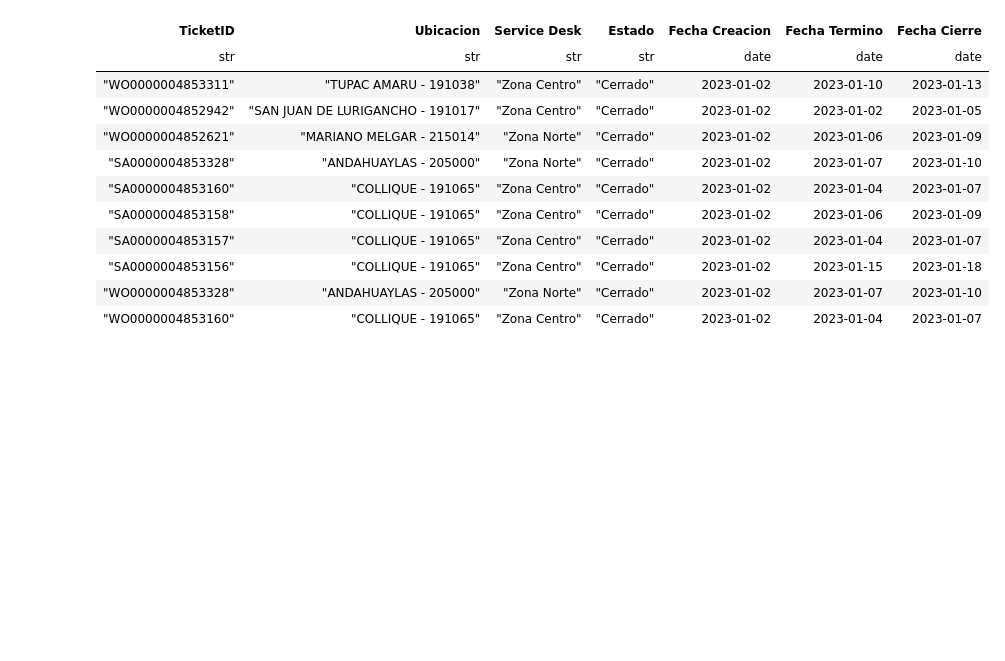
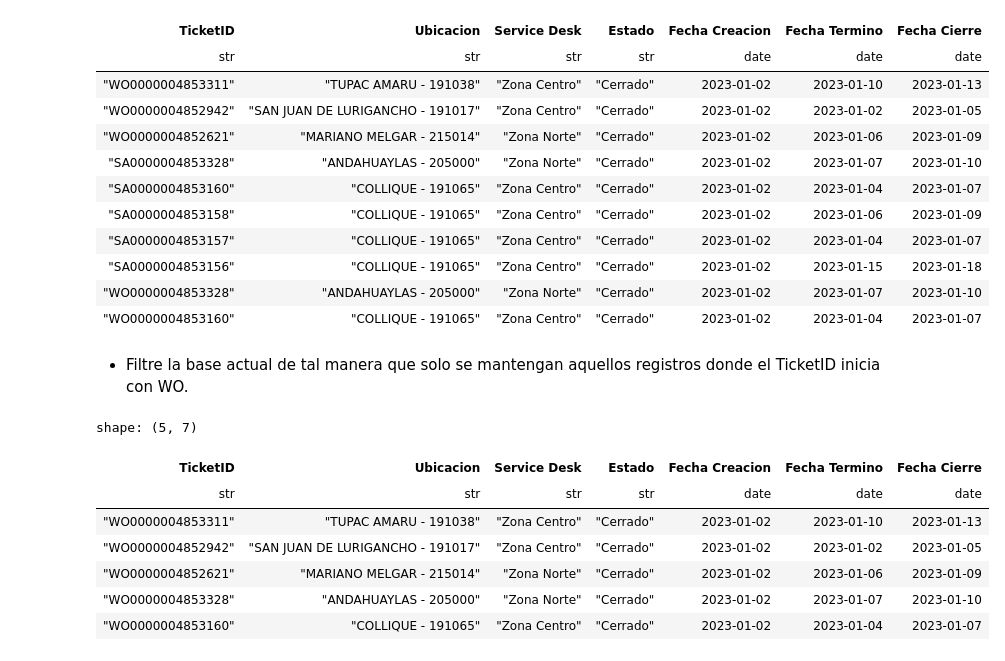
Before and after one commit to brunoprincipe/Python-for-ETL-Project-1, a Jupyter notebook: Tickets/Base Tickets.ipynb, the cells around one changed output. Cells and saved outputs as stored; diff of their text form; code cells hidden in the pictures; blank space fills up the shorter version.

```diff
--- a/Tickets/Base Tickets.ipynb
+++ b/Tickets/Base Tickets.ipynb
@@ -190,3 +190,21 @@ shape: (10, 7)
 | "SA0000004853156" | "COLLIQUE - 191065" | "Zona Centro" | "Cerrado" | 2023-01-02 | 2023-01-15 | 2023-01-18 |
 | "WO0000004853328" | "ANDAHUAYLAS - 205000" | "Zona Norte" | "Cerrado" | 2023-01-02 | 2023-01-07 | 2023-01-10 |
 | "WO0000004853160" | "COLLIQUE - 191065" | "Zona Centro" | "Cerrado" | 2023-01-02 | 2023-01-04 | 2023-01-07 |
+# %% [markdown]
+- Filtre la base actual de tal manera que solo se mantengan aquellos registros
+donde el TicketID inicia con WO.
+# %%
+data_a=data_a.filter(
+    pl.col("TicketID").str.starts_with('WO')
+)
+# %%
+data_a.head()
+# %% [output]
+shape: (5, 7)
+| TicketID | Ubicacion | Service Desk | Estado | Fecha Creacion | Fecha Termino | Fecha Cierre |
+| str | str | str | str | date | date | date |
+| "WO0000004853311" | "TUPAC AMARU - 191038" | "Zona Centro" | "Cerrado" | 2023-01-02 | 2023-01-10 | 2023-01-13 |
+| "WO0000004852942" | "SAN JUAN DE LURIGANCHO - 191017" | "Zona Centro" | "Cerrado" | 2023-01-02 | 2023-01-02 | 2023-01-05 |
+| "WO0000004852621" | "MARIANO MELGAR - 215014" | "Zona Norte" | "Cerrado" | 2023-01-02 | 2023-01-06 | 2023-01-09 |
+| "WO0000004853328" | "ANDAHUAYLAS - 205000" | "Zona Norte" | "Cerrado" | 2023-01-02 | 2023-01-07 | 2023-01-10 |
+| "WO0000004853160" | "COLLIQUE - 191065" | "Zona Centro" | "Cerrado" | 2023-01-02 | 2023-01-04 | 2023-01-07 |
```
Also changed, not shown: parts of 10 cells of this notebook.
